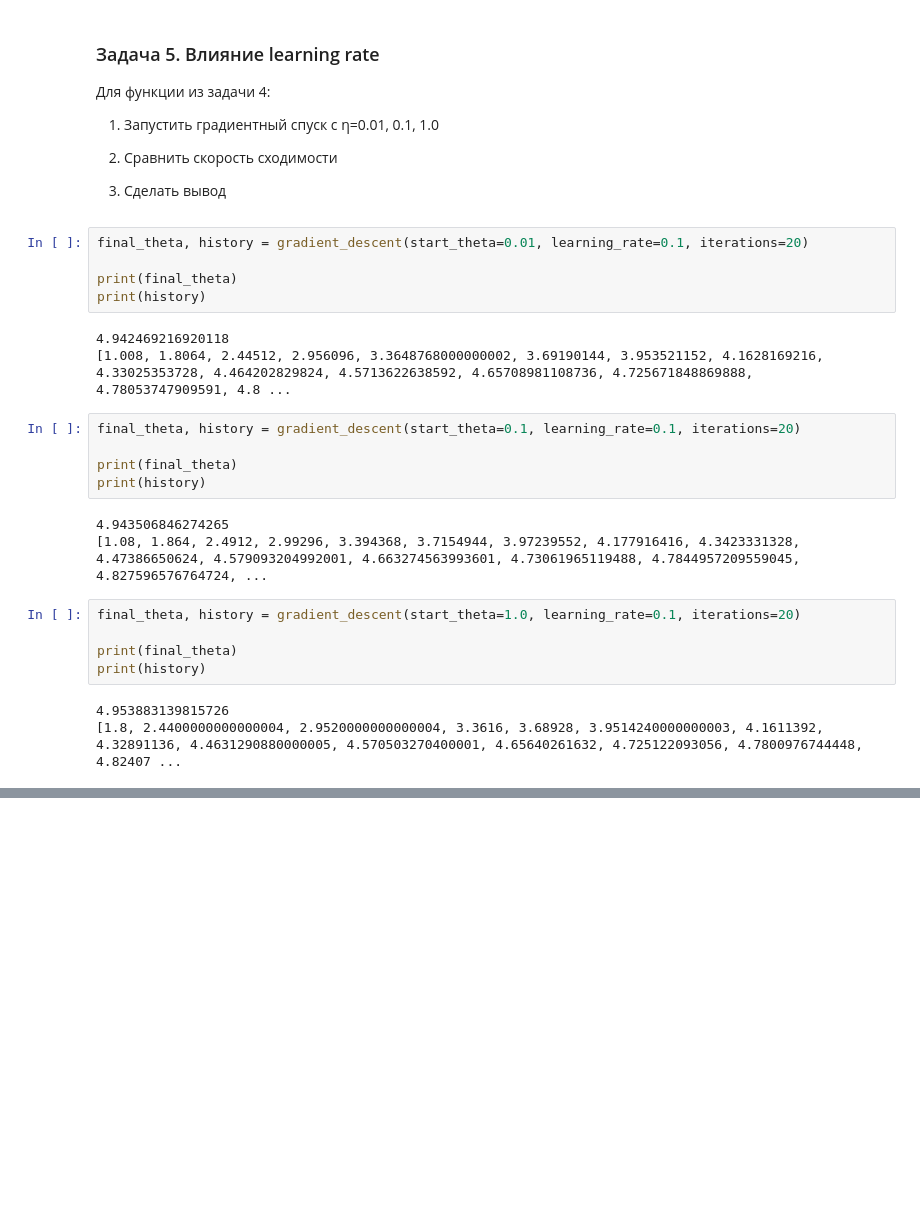
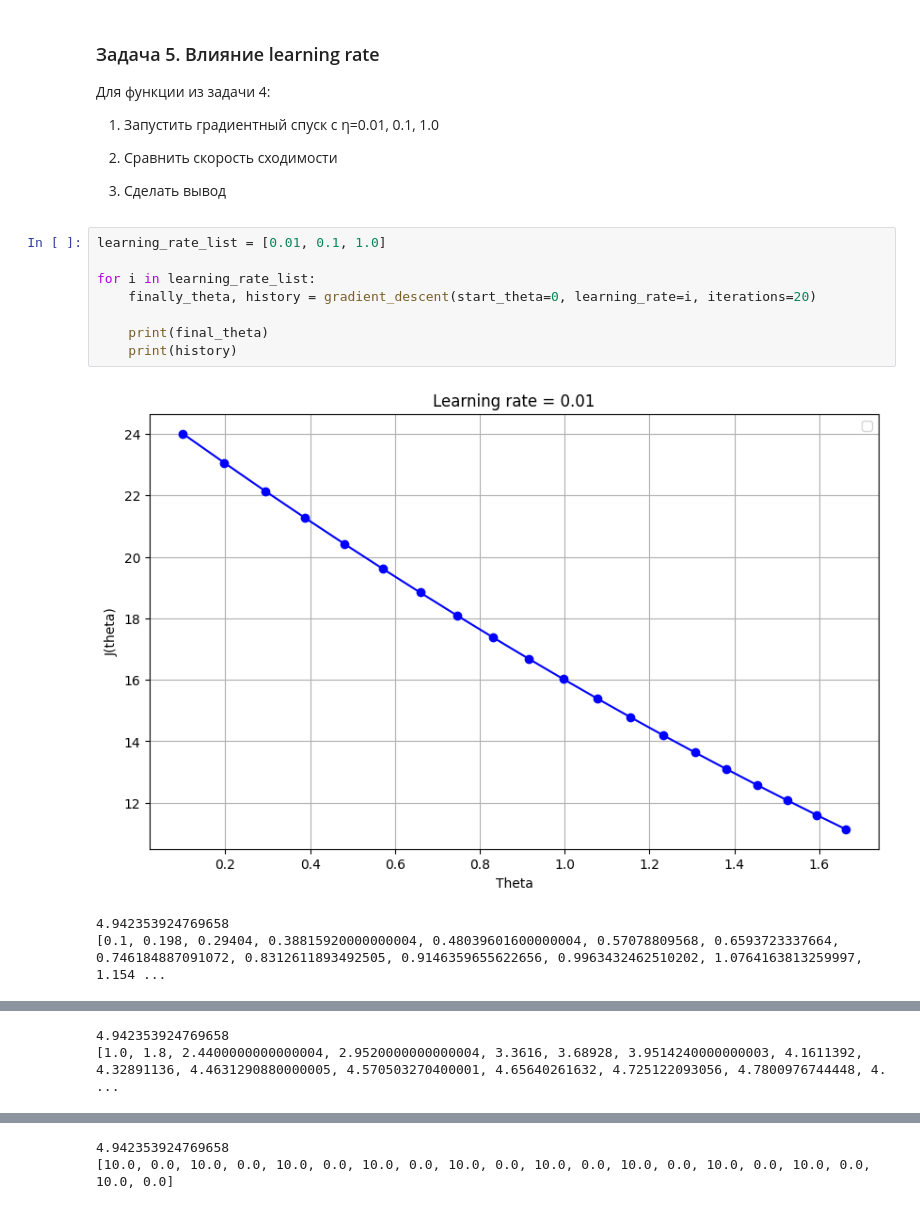
Before and after one commit to ZED-or-ZERO/Notes-on-ML-Courses., a Jupyter notebook: ML Course from ItechResearch/Lecture Tasks/Lecture_10.ipynb, the cells around one changed output, grey strips where cells are left out. Drawn from its saved outputs; the diff is of its cells as text; blank space fills up the shorter version.

```diff
--- a/ML Course from ItechResearch/Lecture Tasks/Lecture_10.ipynb
+++ b/ML Course from ItechResearch/Lecture Tasks/Lecture_10.ipynb
@@ -94,27 +98,15 @@ print(history)
 2. Сравнить скорость сходимости
 
 3. Сделать вывод
-# %%
-final_theta, history = gradient_descent(start_theta=0.01, learning_rate=0.1, iterations=20)
-
-print(final_theta)
-print(history)
-# %% [output]
-4.942469216920118
-[1.008, 1.8064, 2.44512, 2.956096, 3.3648768000000002, 3.69190144, 3.953521152, 4.1628169216, 4.33025353728, 4.464202829824, 4.5713622638592, 4.65708981108736, 4.725671848869888, 4.78053747909591, 4.8 ...
-# %%
-final_theta, history = gradient_descent(start_theta=0.1, learning_rate=0.1, iterations=20)
-
-print(final_theta)
-print(history)
-# %% [output]
-4.943506846274265
-[1.08, 1.864, 2.4912, 2.99296, 3.394368, 3.7154944, 3.97239552, 4.177916416, 4.3423331328, 4.47386650624, 4.579093204992001, 4.663274563993601, 4.73061965119488, 4.7844957209559045, 4.827596576764724, ...
-# %%
-final_theta, history = gradient_descent(start_theta=1.0, learning_rate=0.1, iterations=20)
-
-print(final_theta)
-print(history)
-# %% [output]
-4.953883139815726
-[1.8, 2.4400000000000004, 2.9520000000000004, 3.3616, 3.68928, 3.9514240000000003, 4.1611392, 4.32891136, 4.4631290880000005, 4.570503270400001, 4.65640261632, 4.725122093056, 4.7800976744448, 4.82407 ...
+# %%
+learning_rate_list = [0.01, 0.1, 1.0]
+
+for i in learning_rate_list:
+    finally_theta, history = gradient_descent(start_theta=0, learning_rate=i, iterations=20)
+
+    print(final_theta)
+    print(history)
+# %% [output]
+[figure, added]
+4.942353924769658
+[0.1, 0.198, 0.29404, 0.38815920000000004, 0.48039601600000004, 0.57078809568, 0.6593723337664, 0.746184887091072, 0.8312611893492505, 0.9146359655622656, 0.9963432462510202, 1.0764163813259997, 1.154 ...
@@ -120,0 +114,2 @@ print(history)
+4.942353924769658
+[1.0, 1.8, 2.4400000000000004, 2.9520000000000004, 3.3616, 3.68928, 3.9514240000000003, 4.1611392, 4.32891136, 4.4631290880000005, 4.570503270400001, 4.65640261632, 4.725122093056, 4.7800976744448, 4. ...
@@ -120,0 +117,2 @@ print(history)
+4.942353924769658
+[10.0, 0.0, 10.0, 0.0, 10.0, 0.0, 10.0, 0.0, 10.0, 0.0, 10.0, 0.0, 10.0, 0.0, 10.0, 0.0, 10.0, 0.0, 10.0, 0.0]
```
Also changed, not shown: parts of 15 cells of this notebook, 7 other files.
